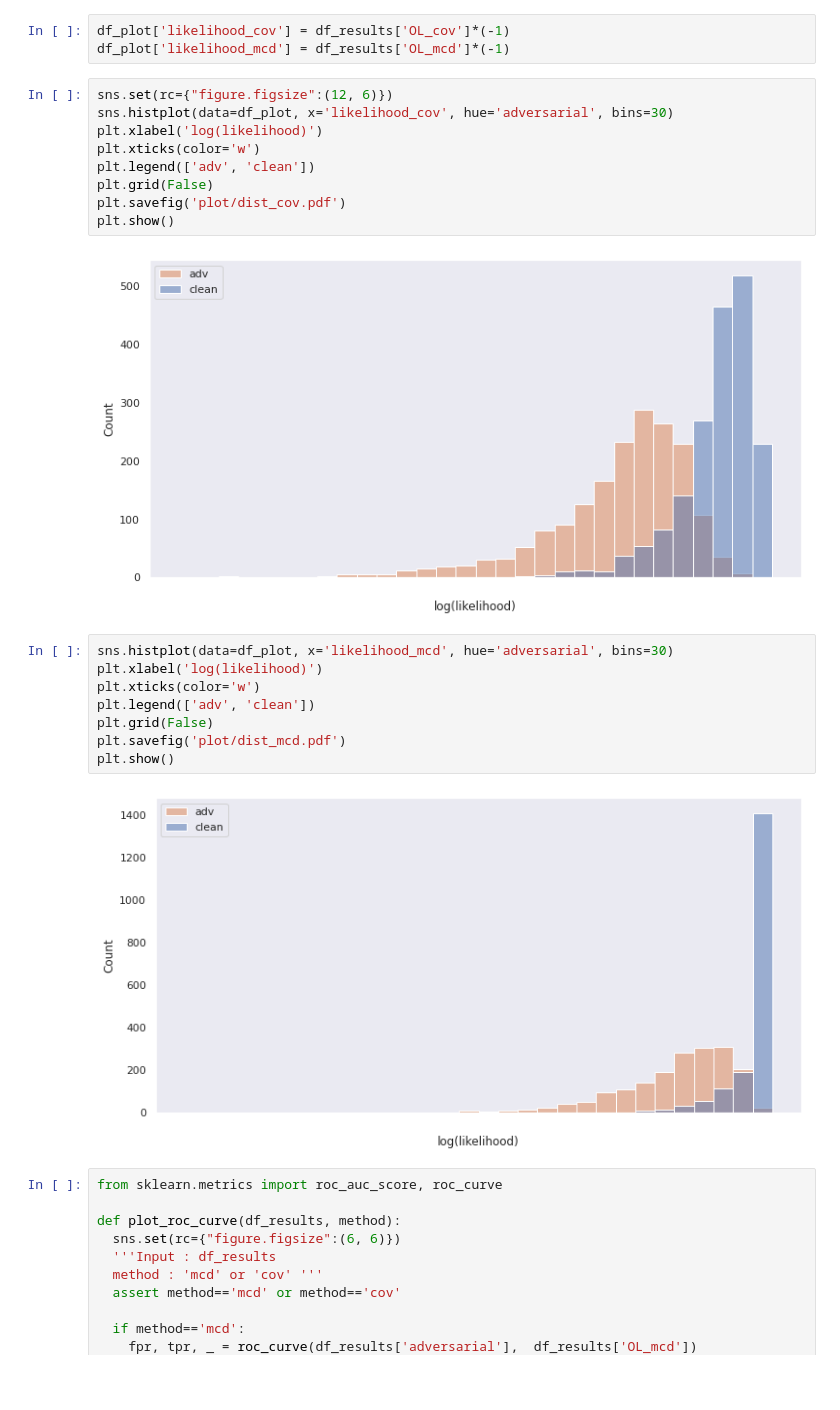
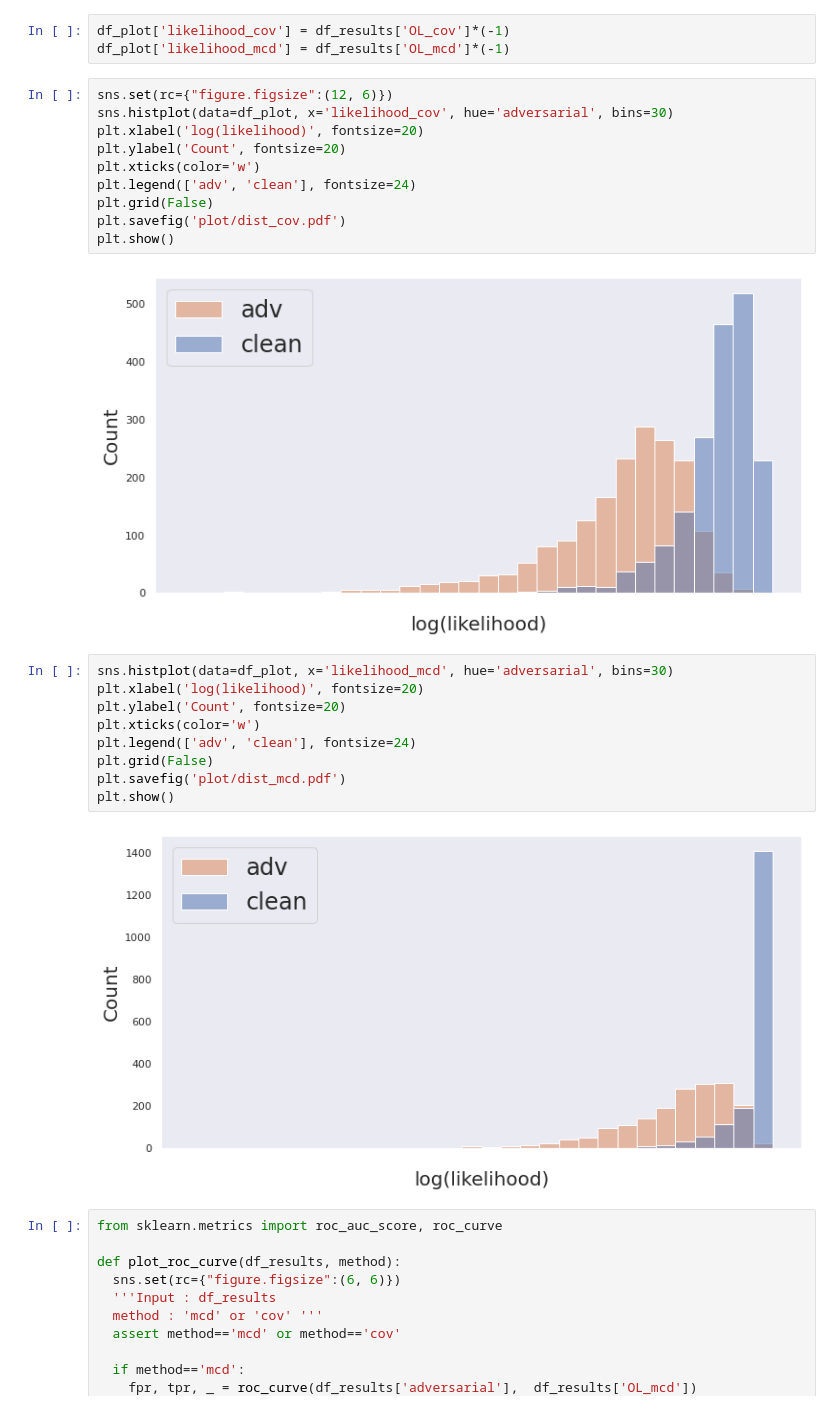
Before and after one commit to VincentNg5/NLP_project, a Jupyter notebook: imdb_bert_eval.ipynb, the cells around one changed output. Saved outputs shown, nothing was run; the diff lists cells and outputs as text; blank space fills up the shorter version.

Commit message:
graph changes

```diff
--- a/imdb_bert_eval.ipynb
+++ b/imdb_bert_eval.ipynb
@@ -36,24 +36,26 @@ df_plot['likelihood_mcd'] = df_results['OL_mcd']*(-1)
 # %%
 sns.set(rc={"figure.figsize":(12, 6)})
 sns.histplot(data=df_plot, x='likelihood_cov', hue='adversarial', bins=30)
-plt.xlabel('log(likelihood)')
+plt.xlabel('log(likelihood)', fontsize=20)
+plt.ylabel('Count', fontsize=20)
 plt.xticks(color='w')
-plt.legend(['adv', 'clean'])
+plt.legend(['adv', 'clean'], fontsize=24)
 plt.grid(False)
 plt.savefig('plot/dist_cov.pdf')
 plt.show()
 # %% [output]
-[figure, old version]
+[figure, new version]
 # %%
 sns.histplot(data=df_plot, x='likelihood_mcd', hue='adversarial', bins=30)
-plt.xlabel('log(likelihood)')
+plt.xlabel('log(likelihood)', fontsize=20)
+plt.ylabel('Count', fontsize=20)
 plt.xticks(color='w')
-plt.legend(['adv', 'clean'])
+plt.legend(['adv', 'clean'], fontsize=24)
 plt.grid(False)
 plt.savefig('plot/dist_mcd.pdf')
 plt.show()
 # %% [output]
-[figure, old version]
+[figure, new version]
 # %%
 from sklearn.metrics import roc_auc_score, roc_curve
 
```
